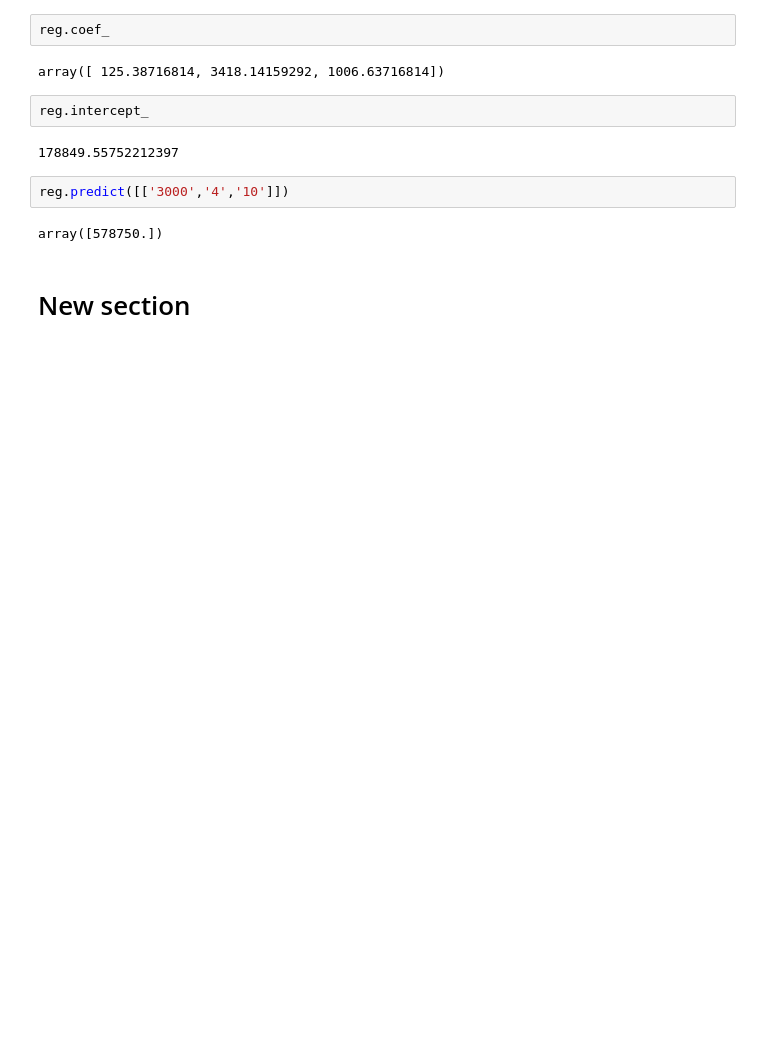
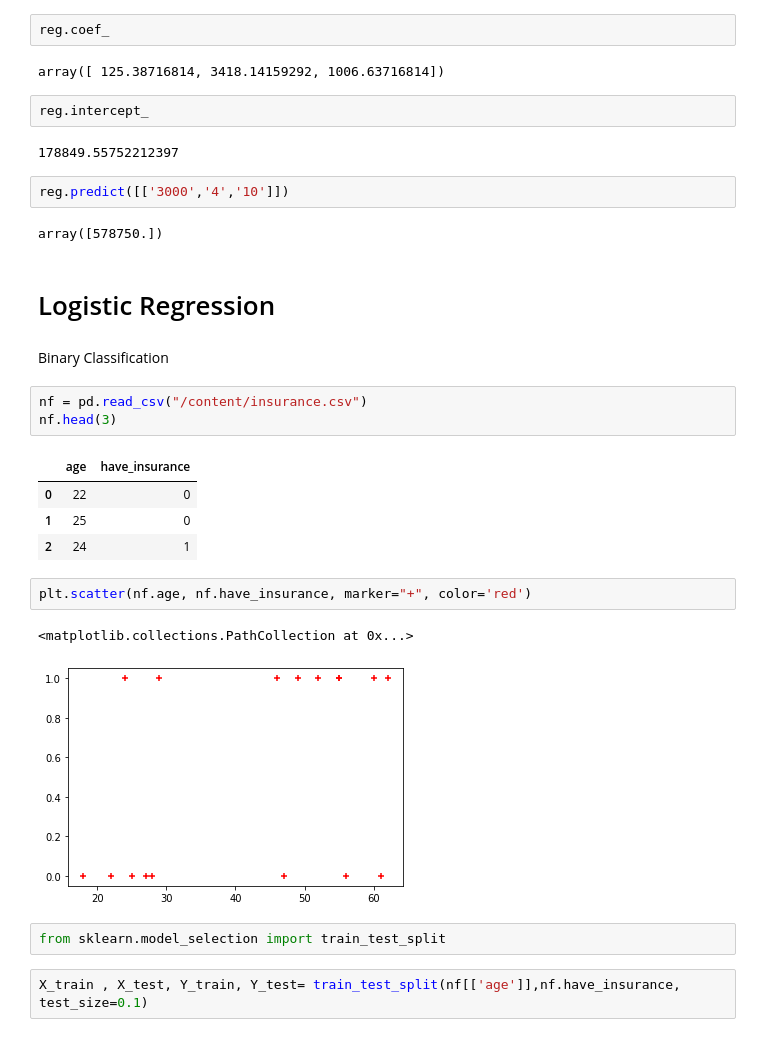
Before and after one commit to Mahesh-Kasabe/Machine-Learning, a Jupyter notebook: Machine_Learning.ipynb, the cells around one changed output. Saved outputs shown, nothing was run; the diff lists cells and outputs as text; blank space fills up the shorter version.

```diff
--- a/Machine_Learning.ipynb
+++ b/Machine_Learning.ipynb
@@ -135,5 +135,24 @@ reg.intercept_
 reg.predict([['3000','4','10']])
 # %% [output]
 array([578750.])
-# %% [markdown]
-# New section
+# %% [markdown]
+# Logistic Regression
+# %% [markdown]
+Binary Classification
+# %%
+nf = pd.read_csv("/content/insurance.csv")
+nf.head(3)
+# %% [output]
+|  | age | have_insurance |
+| 0 | 22 | 0 |
+| 1 | 25 | 0 |
+| 2 | 24 | 1 |
+# %%
+plt.scatter(nf.age, nf.have_insurance, marker="+", color='red')
+# %% [output]
+<matplotlib.collections.PathCollection at 0x...>
+[figure, added]
+# %%
+from sklearn.model_selection import train_test_split
+# %%
+X_train , X_test, Y_train, Y_test= train_test_split(nf[['age']],nf.have_insurance, test_size=0.1)
```
Also changed, not shown: parts of 6 cells of this notebook.
